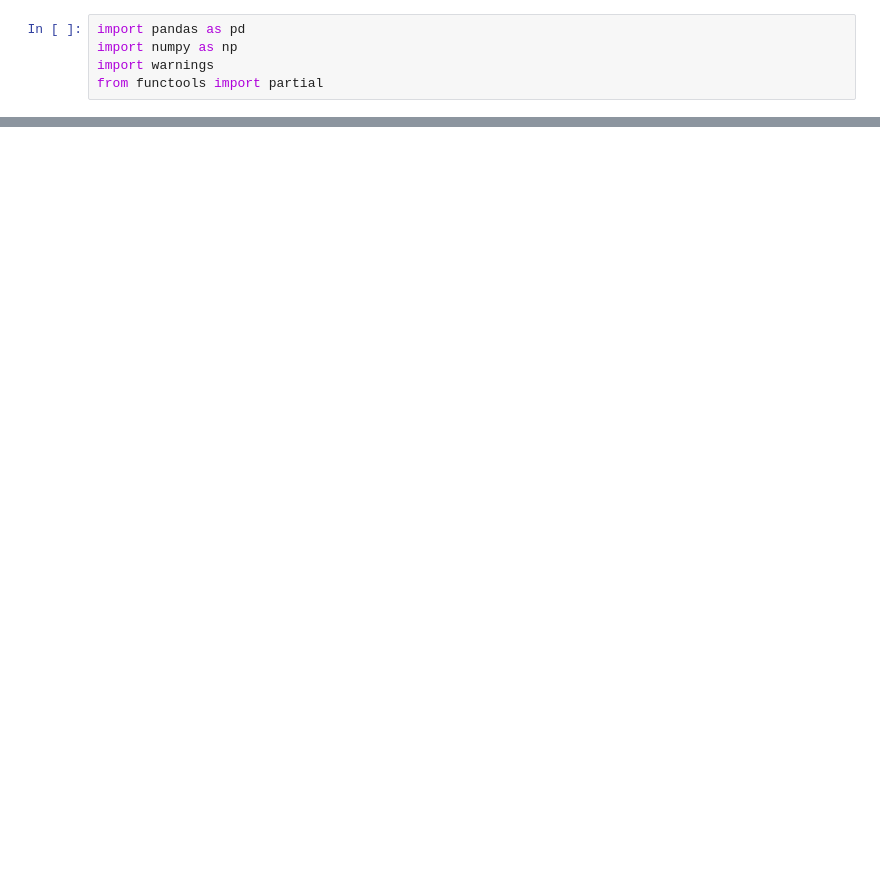
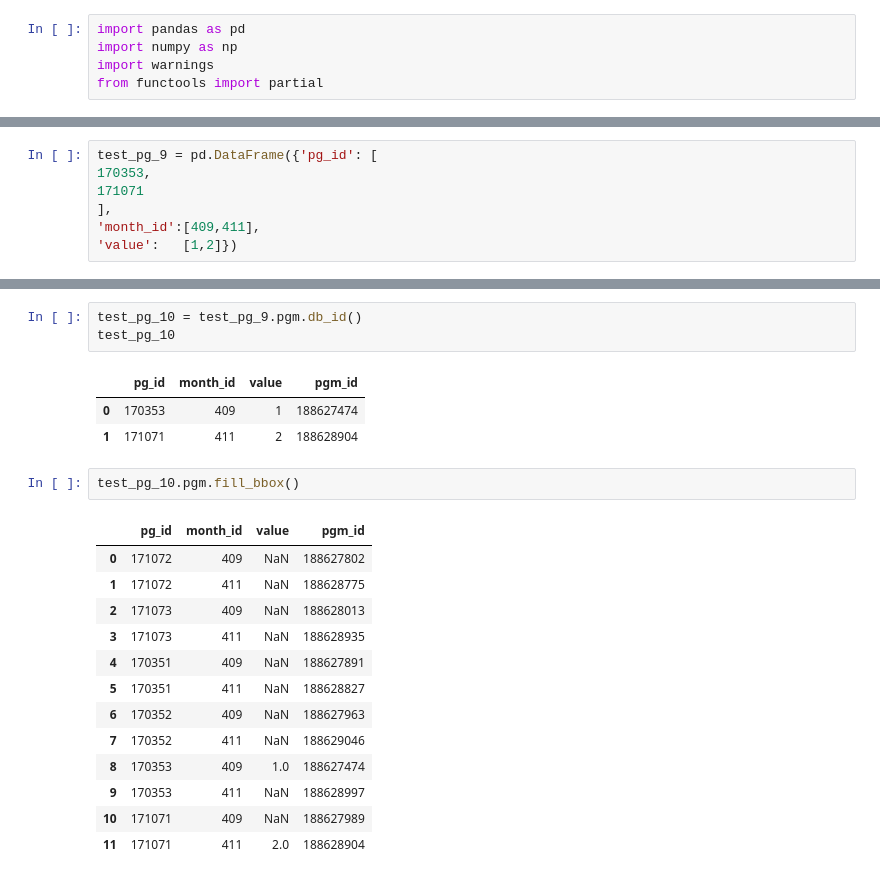
Before and after one commit to UppsalaConflictDataProgram/ingester3, a Jupyter notebook: scratch1.ipynb, the cells around one changed output, grey strips where cells are left out. Cells and saved outputs as stored; diff of their text form; blank space fills up the shorter version.

```diff
--- a/scratch1.ipynb
+++ b/scratch1.ipynb
@@ -524,0 +855,7 @@ assert pd.DataFrame.pg.from_latlon(k).pg.lat[1] == 32.25 #This should be the cen
+# %%
+test_pg_9 = pd.DataFrame({'pg_id': [
+170353,
+171071
+],
+'month_id':[409,411],
+'value':   [1,2]})
@@ -524,0 +894,23 @@ assert pd.DataFrame.pg.from_latlon(k).pg.lat[1] == 32.25 #This should be the cen
+# %%
+test_pg_10 = test_pg_9.pgm.db_id()
+test_pg_10
+# %% [output]
+|  | pg_id | month_id | value | pgm_id |
+| 0 | 170353 | 409 | 1 | 188627474 |
+| 1 | 171071 | 411 | 2 | 188628904 |
+# %%
+test_pg_10.pgm.fill_bbox()
+# %% [output]
+|  | pg_id | month_id | value | pgm_id |
+| 0 | 171072 | 409 | NaN | 188627802 |
+| 1 | 171072 | 411 | NaN | 188628775 |
+| 2 | 171073 | 409 | NaN | 188628013 |
+| 3 | 171073 | 411 | NaN | 188628935 |
+| 4 | 170351 | 409 | NaN | 188627891 |
+| 5 | 170351 | 411 | NaN | 188628827 |
+| 6 | 170352 | 409 | NaN | 188627963 |
+| 7 | 170352 | 411 | NaN | 188629046 |
+| 8 | 170353 | 409 | 1.0 | 188627474 |
+| 9 | 170353 | 411 | NaN | 188628997 |
+| 10 | 171071 | 409 | NaN | 188627989 |
+| 11 | 171071 | 411 | 2.0 | 188628904 |
```
Also changed, not shown: parts of 145 cells of this notebook, 8 other files.
